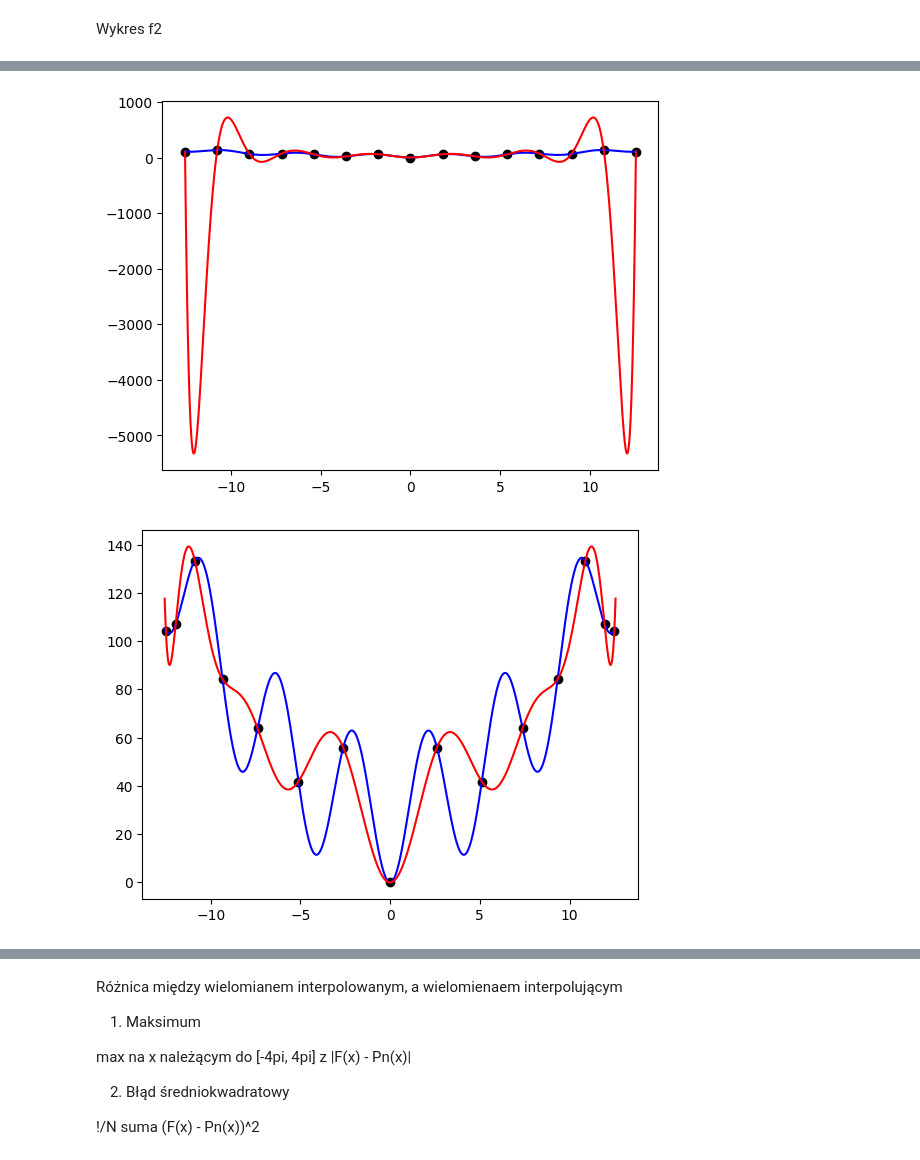
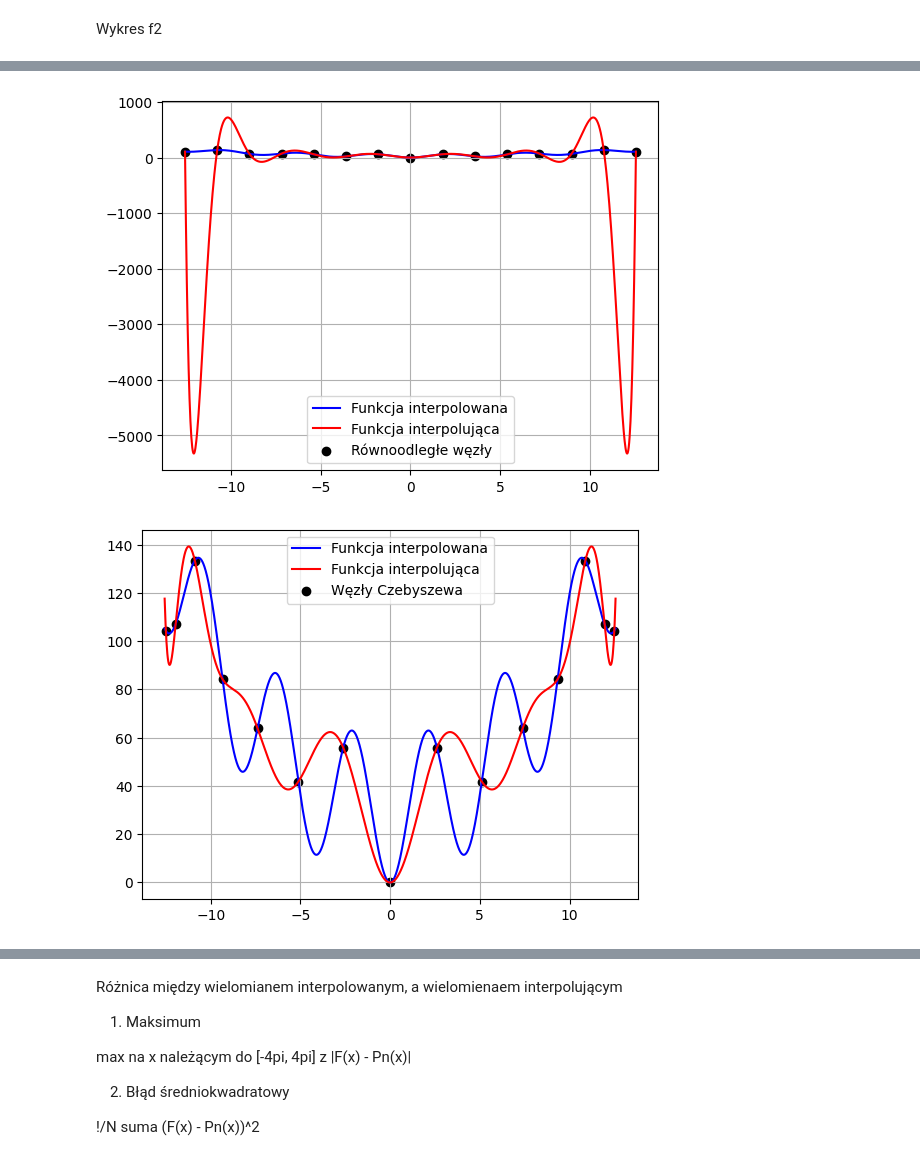
Before and after one commit to JakubFr4czek/MOwNiT, a Jupyter notebook: Lab2/lab2.ipynb, the cells around one changed output, grey strips where cells are left out. Saved outputs shown, nothing was run; the diff lists cells and outputs as text; code cells hidden in the pictures.

```diff
--- a/Lab2/lab2.ipynb
+++ b/Lab2/lab2.ipynb
@@ -95,5 +92,0 @@ Rysowanie wykresu funkcji danej zbiorem punktow
-# %%
-x = [1, 2, 3, 4, 5]
-y = [5, 4, 3, 2, 1]
-
-plt.plot(x, y)
@@ -105,12 +92,0 @@ Rysowanie funkcji danej wzorem
-# %%
-def test_function(x):
-    return math.sin(x)
-
-a = -2
-b = 2
-pts_count = 1000
-
-x = np.linspace(a, b, pts_count)
-y = [test_function(x[i]) for i in range(pts_count)]
-
-plt.plot(x, y)
@@ -144,27 +121,32 @@ plt.show()
 # %%
-def interpolate(interpolation_function, point_generation_function, n, test_points_count):
+def interpolate(interpolation_function, point_generation_function, n, test_points_count, nodes_plot_label = 'Węzły'):
 
     xs = point_generation_function(f2_a, f2_b, n)
     ys = [f2(xs[i]) for i in range(len(xs))]
 
-    check_x = point_generation_function(f2_a, f2_b, test_points_count)
+    check_x = get_evenly_distributed(f2_a, f2_b, test_points_count)
     check_y = []
 
     for i in range(len(check_x)):
 
         check_y.append(interpolation_function(xs, ys, check_x[i]))
 
-    plt.scatter(xs, ys, color = 'black')
-    plt.plot(f2_plot_x, f2_plot_y, color = 'blue')
-    plt.plot(check_x, check_y, color = 'red')
+    plt.plot(f2_plot_x, f2_plot_y, color = 'blue', label = "Funkcja interpolowana")
+    plt.plot(check_x, check_y, color = 'red', label = "Funkcja interpolująca")
+    plt.scatter(xs, ys, color = 'black', label=nodes_plot_label)
+
+    plt.legend()
+    plt.grid(True)
+    plt.savefig("interpolacja.png")
+    plt.show()
 # %%
-interpolate(lagrange_interpolation, get_evenly_distributed, 15, 1000)
+interpolate(lagrange_interpolation, get_evenly_distributed, 15, 1000, 'Równoodległe węzły')
 plt.show()
 # %% [output]
-[figure, old version]
+[figure, new version]
 # %%
-interpolate(lagrange_interpolation, get_chebyshev_nodes, 15, 1000)
+interpolate(lagrange_interpolation, get_chebyshev_nodes, 15, 1000, 'Węzły Czebyszewa')
 plt.show()
 # %% [output]
-[figure, old version]
+[figure, new version]
 # %%
```
Also changed, not shown: parts of 24 cells of this notebook, 4 other files.
